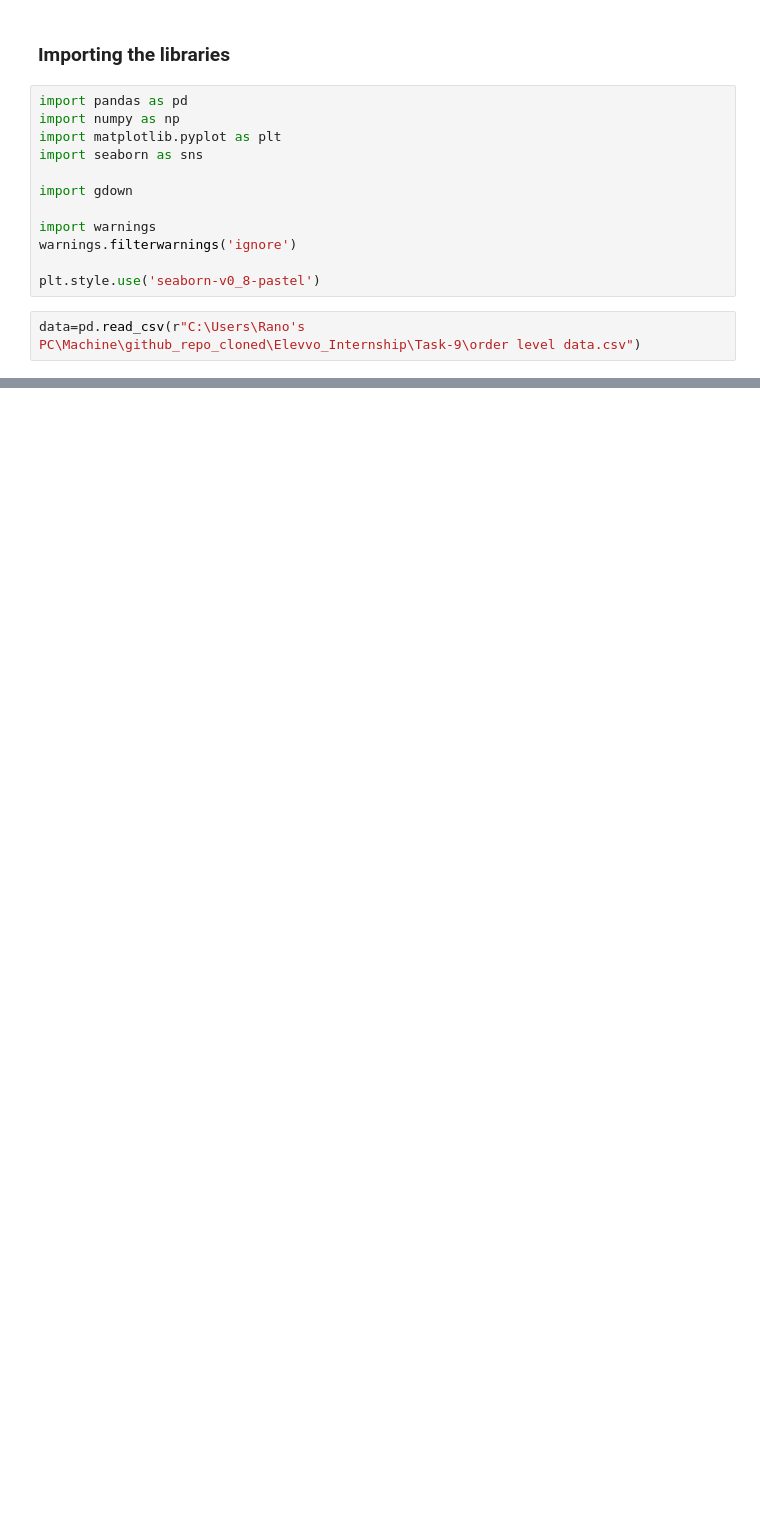
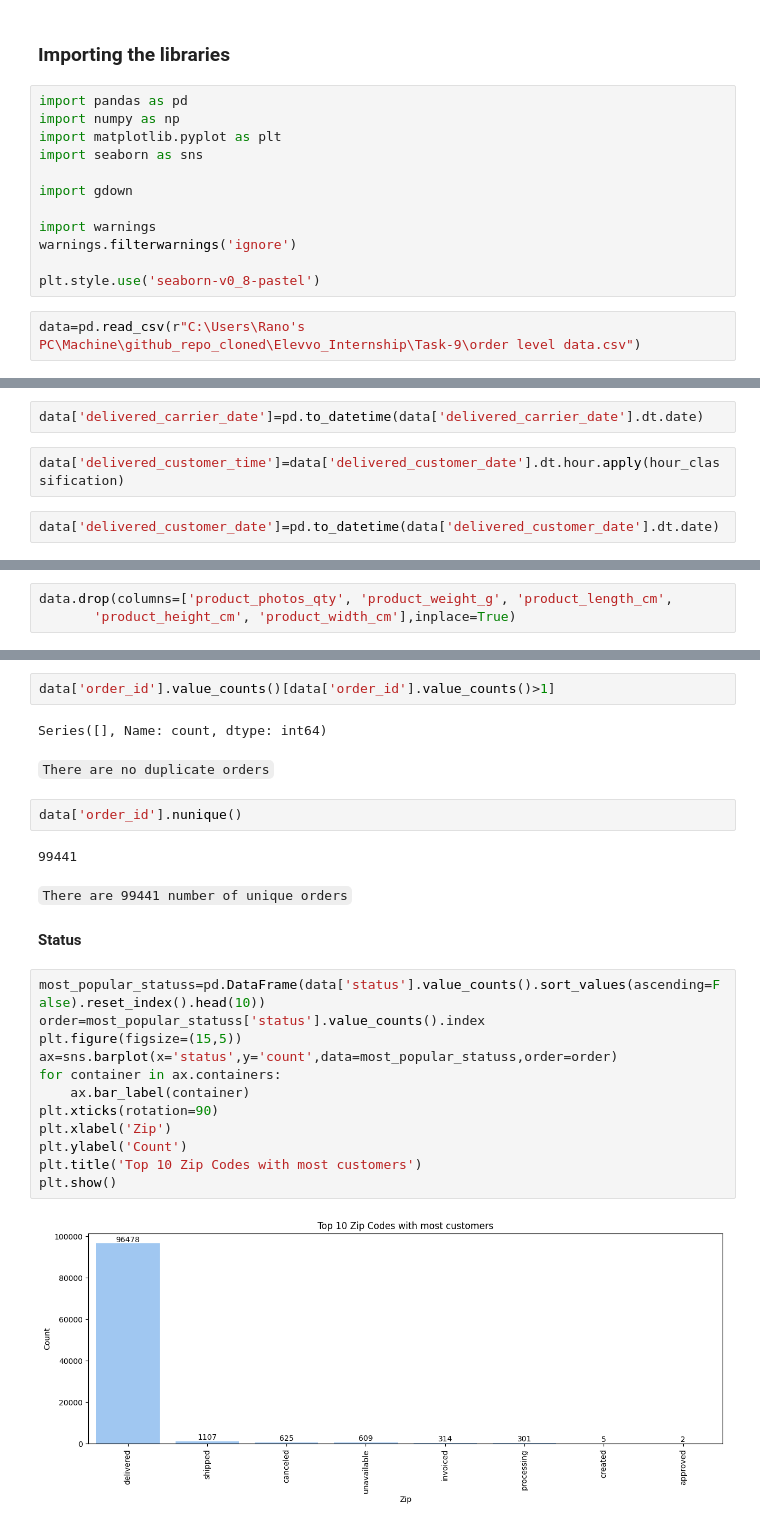
Before and after one commit to IamRaNo/Elevvo_Internship, a Jupyter notebook: Task-9/sales_data_analysis.ipynb, the cells around one changed output, grey strips where cells are left out. Saved outputs shown, nothing was run; the diff lists cells and outputs as text; blank space fills up the shorter version.

```diff
--- a/Task-9/sales_data_analysis.ipynb
+++ b/Task-9/sales_data_analysis.ipynb
@@ -27,0 +142,6 @@ data.head()
+# %%
+data['delivered_carrier_date']=pd.to_datetime(data['delivered_carrier_date'].dt.date)
+# %%
+data['delivered_customer_time']=data['delivered_customer_date'].dt.hour.apply(hour_classification)
+# %%
+data['delivered_customer_date']=pd.to_datetime(data['delivered_customer_date'].dt.date)
@@ -27,0 +162,3 @@ data.head()
+# %%
+data.drop(columns=['product_photos_qty', 'product_weight_g', 'product_length_cm',
+       'product_height_cm', 'product_width_cm'],inplace=True)
@@ -27,0 +169,28 @@ data.head()
+# %%
+data['order_id'].value_counts()[data['order_id'].value_counts()>1]
+# %% [output]
+Series([], Name: count, dtype: int64)
+# %% [markdown]
+`There are no duplicate orders`
+# %%
+data['order_id'].nunique()
+# %% [output]
+99441
+# %% [markdown]
+`There are 99441 number of unique orders`
+# %% [markdown]
+**Status**
+# %%
+most_popular_statuss=pd.DataFrame(data['status'].value_counts().sort_values(ascending=False).reset_index().head(10))
+order=most_popular_statuss['status'].value_counts().index
+plt.figure(figsize=(15,5))
+ax=sns.barplot(x='status',y='count',data=most_popular_statuss,order=order)
+for container in ax.containers:
+    ax.bar_label(container)
+plt.xticks(rotation=90)
+plt.xlabel('Zip')
+plt.ylabel('Count')
+plt.title('Top 10 Zip Codes with most customers')
+plt.show()
+# %% [output]
+[figure, added]
```
Also changed, not shown: parts of 127 cells of this notebook, 2 other files.
